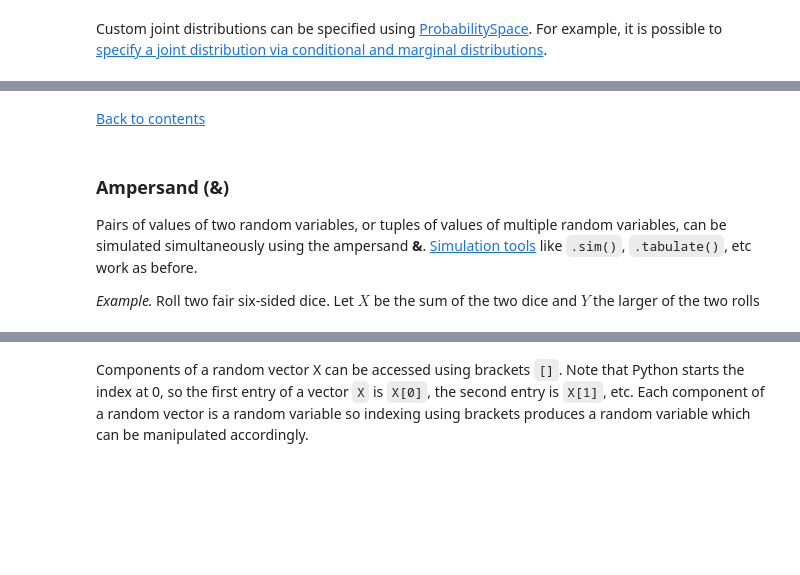
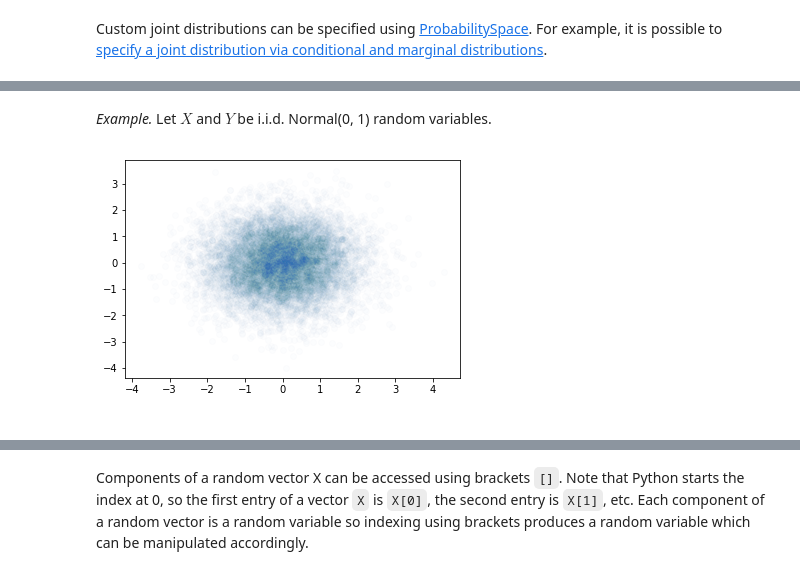
Before and after one commit to dlsun/symbulate, a Jupyter notebook: docs/joint.ipynb, the cells around one changed output, grey strips where cells are left out. Saved outputs shown, nothing was run; the diff lists cells and outputs as text; code cells hidden in the pictures; blank space fills up the shorter version.

```diff
--- a/docs/joint.ipynb
+++ b/docs/joint.ipynb
@@ -57,9 +138,9 @@ Custom joint distributions can be specified using [ProbabilitySpace](probspace.h
+# %% [markdown]
+*Example.* Let $X$ and $Y$ be i.i.d. Normal(0, 1) random variables.
+# %%
+X, Y = RV(Normal(0,1) ** 2)  # see below for notes on "unpacking"
+(X & Y).sim(10000).plot(alpha = 0.01)
+# %% [output]
+[figure, added]
 # %% [markdown]
-<a id='ampersand'></a>
-[Back to contents](#contents)
+<a id='rv'></a>
-# %% [markdown]
-### Ampersand (&)
-
-Pairs of values of two random variables, or tuples of values of multiple random variables, can be simulated simultaneously using the ampersand **&**.  [Simulation tools](sim.html) like `.sim()`, `.tabulate()`, etc work as before.
-
-*Example.*  Roll two fair six-sided dice.  Let $X$ be the sum of the two dice and $Y$ the larger of the two rolls
```
Also changed, not shown: parts of 79 cells of this notebook, 29 other files.
